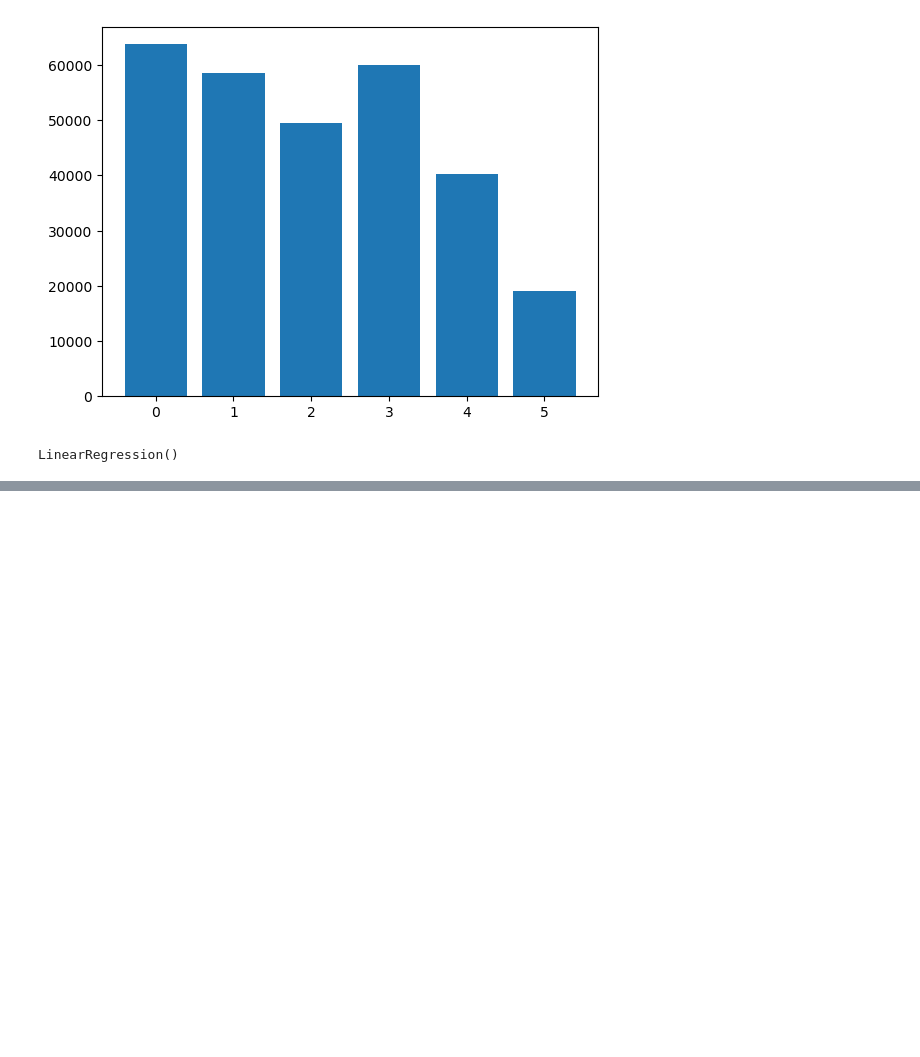
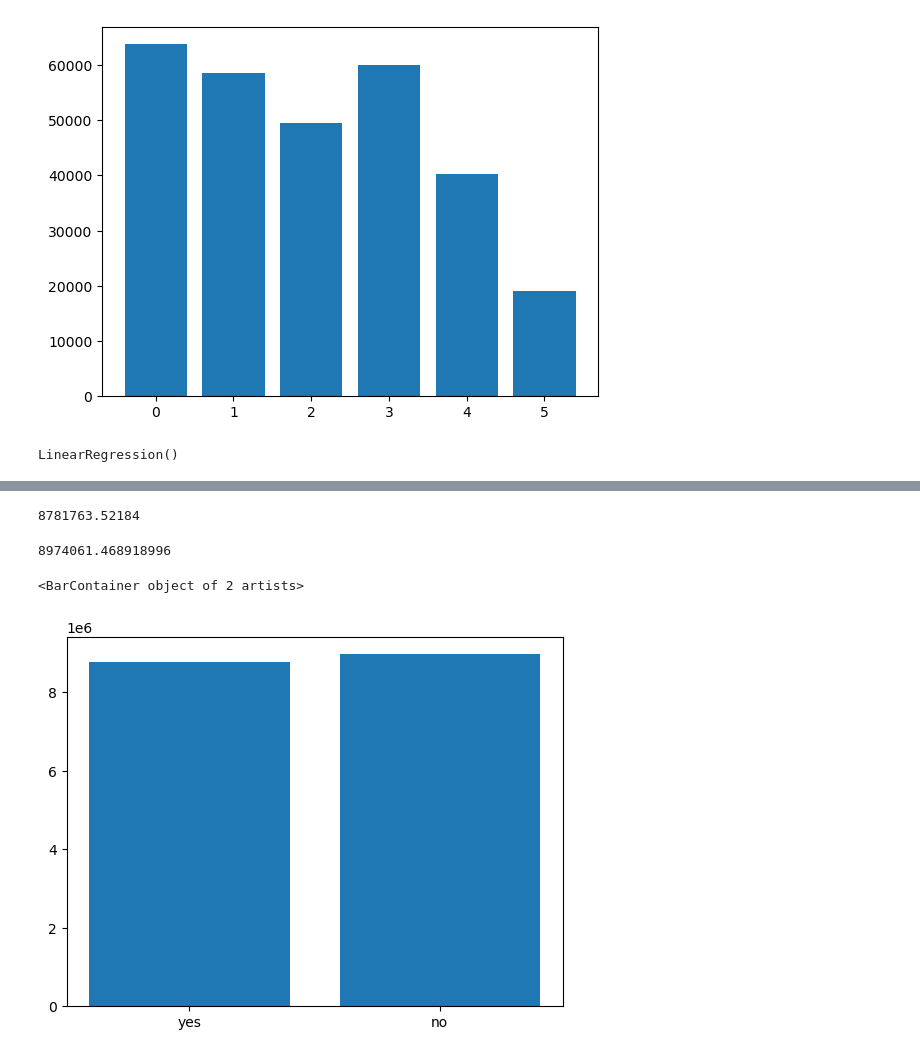
Before and after one commit to CarlosZaragozaBeato/Machine-Learning, a Jupyter notebook: first/insurance_example.ipynb, the cells around one changed output, grey strips where cells are left out. Cells and saved outputs as stored; diff of their text form; code cells hidden in the pictures; blank space fills up the shorter version.

```diff
--- a/first/insurance_example.ipynb
+++ b/first/insurance_example.ipynb
@@ -256,0 +275,23 @@ model.score(x_test.values.reshape(-1,1), y_test.values.reshape(-1,1))
+# %%
+smoker = data[data['smoker']=='yes']
+no_smoker = data[data['smoker']=='no']
+# %%
+smoker =  sum(smoker.iloc[:,7].values)
+no_smoker =  sum(no_smoker.iloc[:,7].values)
+# %%
+all_types = pd.Series([[smoker], [no_smoker]])
+# %%
+types = pd.Series(np.array(["yes","no"]))
+# %%
+smoker
+# %% [output]
+8781763.52184
+# %%
+no_smoker
+# %% [output]
+8974061.468918996
+# %%
+plt.bar(types, all_types )
+# %% [output]
+<BarContainer object of 2 artists>
+[figure, added]
```
Also changed, not shown: parts of 3 cells of this notebook.
